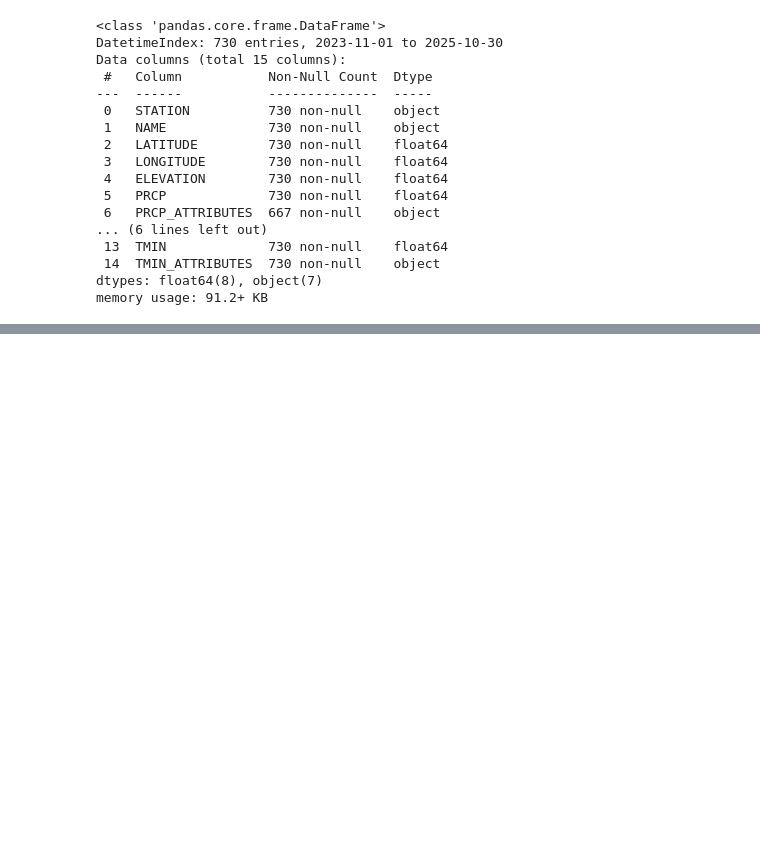
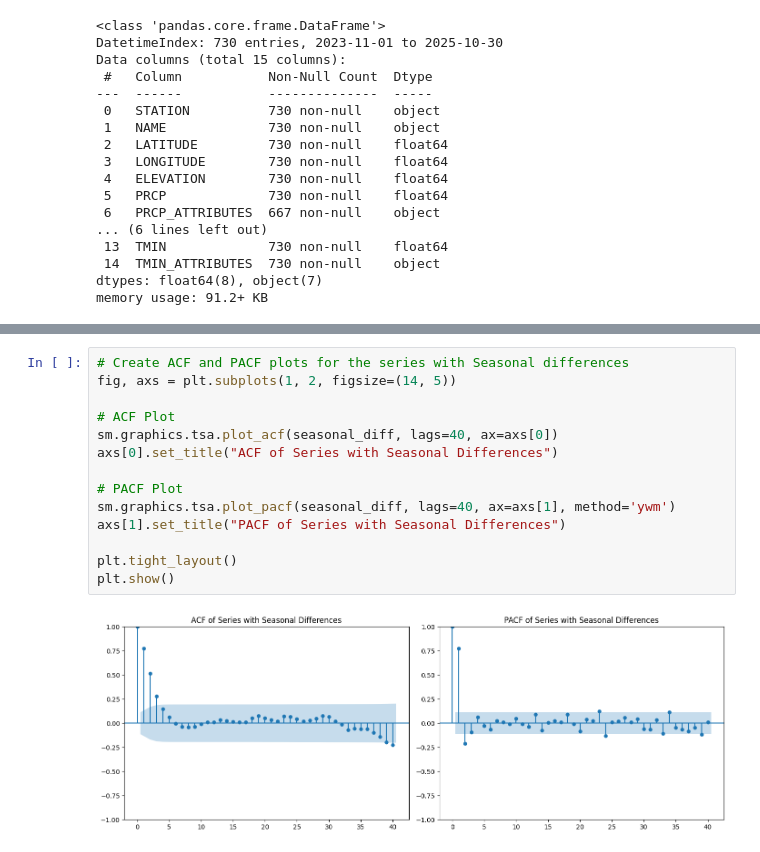
Before and after one commit to ricardo-lievano-pedroza/MBDS---Master-in-Business-Analytics-and-Data-Science, a Jupyter notebook: Big Data and Operations Management - time series/Group Assignment.ipynb, the cells around one changed output, grey strips where cells are left out. Cells and saved outputs as stored; diff of their text form; blank space fills up the shorter version.

```diff
--- a/Big Data and Operations Management - time series/Group Assignment.ipynb
+++ b/Big Data and Operations Management - time series/Group Assignment.ipynb
@@ -166,0 +200,16 @@ plt.show()
+# %%
+# Create ACF and PACF plots for the series with Seasonal differences
+fig, axs = plt.subplots(1, 2, figsize=(14, 5))
+
+# ACF Plot
+sm.graphics.tsa.plot_acf(seasonal_diff, lags=40, ax=axs[0])
+axs[0].set_title("ACF of Series with Seasonal Differences")
+
+# PACF Plot
+sm.graphics.tsa.plot_pacf(seasonal_diff, lags=40, ax=axs[1], method='ywm')
+axs[1].set_title("PACF of Series with Seasonal Differences")
+
+plt.tight_layout()
+plt.show()
+# %% [output]
+[figure, added]
```
Also changed, not shown: parts of 16 cells of this notebook.
